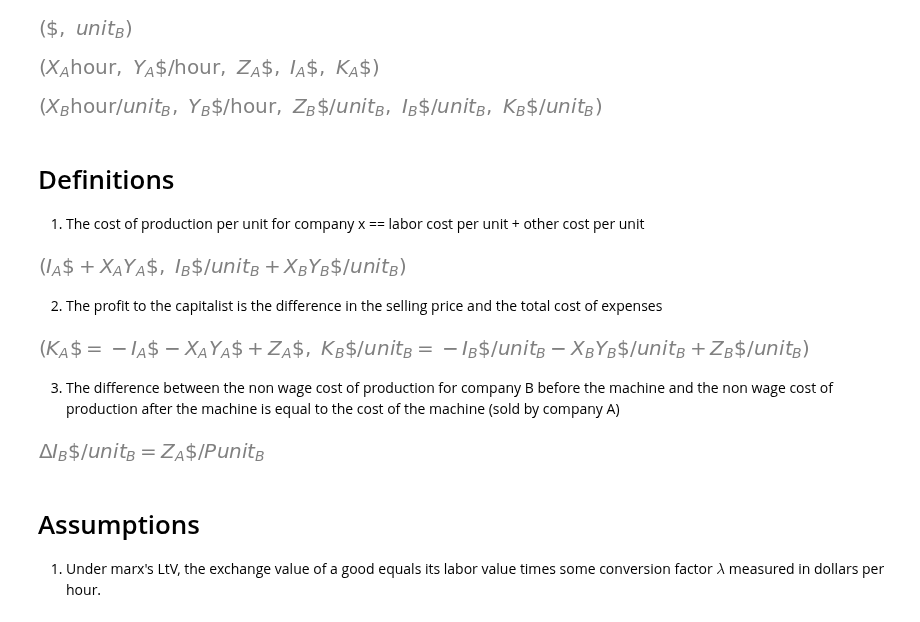
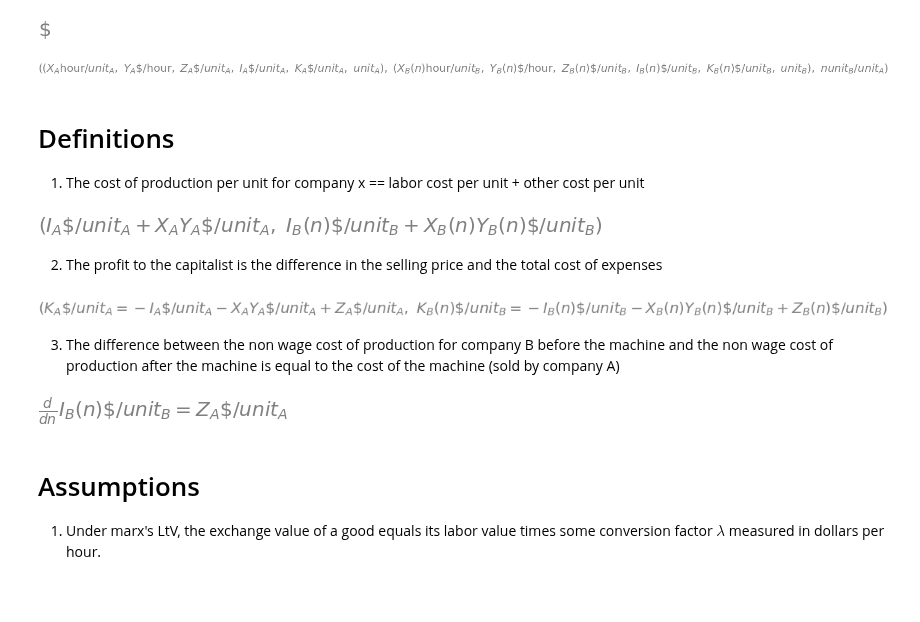
Before and after one commit to ryanpeach/continuing_education, a Jupyter notebook: continuing_education/economics/exchange_vs_use_value/Exchange_vs_Use_Value_Marxism.ipynb, the cells around one changed output. Drawn from its saved outputs; the diff is of its cells as text; code cells hidden in the pictures; blank space fills up the shorter version.

```diff
--- a/continuing_education/economics/exchange_vs_use_value/Exchange_vs_Use_Value_Marxism.ipynb
+++ b/continuing_education/economics/exchange_vs_use_value/Exchange_vs_Use_Value_Marxism.ipynb
@@ -19,20 +23,11 @@ sp.init_printing()
 # %%
 dollar = Unit("\$")
-unit = sp.Symbol("unit_B")
-dollar, unit
+dollar
 # %% [output]
-[figure, old version]
+[figure, new version]
 # %%
 from collections import namedtuple
 from functools import cache
-
-
-@cache
-def delta(x: sp.Symbol, units: sp.Expr):
-    symbol_itself = x / units
-    new_symbol = sp.Symbol(f"\Delta{{{symbol_itself}}}")
-    return new_symbol * units
-
 
 Company = namedtuple(
     "Company",
@@ -42,68 +37,68 @@ Company = namedtuple(
         "selling_price",
         "non_wage_expenses",
         "profit",
+        "unit",
     ],
 )
-
-
-@cache
-def company(x: str) -> Company:
-    Xx, Yx, Zx, Ix, Kx = sp.symbols(f"X_{x}, Y_{x}, Z_{x}, I_{x}, K_{x}")
-    unit_ = 1 if x == "A" else unit
-    labor_time = Xx * hour / unit_
-    wage = Yx * dollar / hour
-    selling_price = Zx * dollar / unit_
-    non_wage_expenses = Ix * dollar / unit_
-    profit = Kx * dollar / unit_
-    return Company(
-        labor_time,
-        wage,
-        selling_price,
-        non_wage_expenses,
-        profit,
-    )
+unit_A = sp.Symbol("unit_A")
+A = Company(
+    labor_time=sp.Symbol("X_A") * hour / unit_A,
+    wage=sp.Symbol("Y_A") * dollar / hour,
+    selling_price=sp.Symbol("Z_A") * dollar / unit_A,
+    non_wage_expenses=sp.Symbol("I_A") * dollar / unit_A,
+    profit=sp.Symbol("K_A") * dollar / unit_A,
+    unit = unit_A,
+)
+del unit_A # Use the definition in the tuple
+unit_B = sp.Symbol("unit_B")
+n_unitless = sp.Symbol("n")
+B = Company(
+    labor_time=sp.Function("X_B")(n_unitless) * hour / unit_B,
+    wage=sp.Function("Y_B")(n_unitless) * dollar / hour,
+    selling_price=sp.Function("Z_B")(n_unitless) * dollar / unit_B,
+    non_wage_expenses=sp.Function("I_B")(n_unitless) * dollar / unit_B,
+    profit=sp.Function("K_B")(n_unitless) * dollar / unit_B,
+    unit = unit_B,
+)
+n = n_unitless * B.unit / A.unit  # Now give n units
+del unit_B # Use the definition in the tuple
+tuple(A), tuple(B), n
+# %% [output]
+[figure, added]
-# %%
-tuple(company("A"))
-# %% [output]
-[figure, removed]
-# %%
-tuple(company("B"))
-# %% [output]
-[figure, removed]
 # %% [markdown]
 # Definitions
 
 1. The cost of production per unit for company x == labor cost per unit + other cost per unit
 # %%
 def total_cost_of_production(x: str):
-    comp = company(x)
+    comp = A if x == "A" else B
     return comp.wage * comp.labor_time + comp.non_wage_expenses
 
 
 total_cost_of_production("A"), total_cost_of_production("B")
 # %% [output]
-[figure, old version]
+[figure, new version]
 # %% [markdown]
 2. The profit to the capitalist is the difference in the selling price and the total cost of expenses
 # %%
 def profit_perspective_of_point_of_sale(x: str):
-    comp = company(x)
+    comp = A if x == "A" else B
     return sp.Eq(comp.profit, comp.selling_price - total_cost_of_production(x))
 
 
 profit_perspective_of_point_of_sale("A"), profit_perspective_of_point_of_sale("B")
 # %% [output]
-[figure, old version]
+[figure, new version]
 # %% [markdown]
 3. The difference between the non wage cost of production for company B before the machine and the non wage cost of production after the machine is equal to the cost of the machine (sold by company A)
 # %%
 delta_non_wage_expenses_B = sp.Eq(
-    delta(company("B").non_wage_expenses, units=dollar / unit),
-    company("A").selling_price / (sp.Symbol("P") * unit),
+    sp.diff(B.non_wage_expenses, n_unitless),
+    A.selling_price
 )
 delta_non_wage_expenses_B
 # %% [output]
-[figure, old version]
+[figure, new version]
 # %% [markdown]
 # Assumptions
 
```
Also changed, not shown: parts of 10 cells of this notebook.
